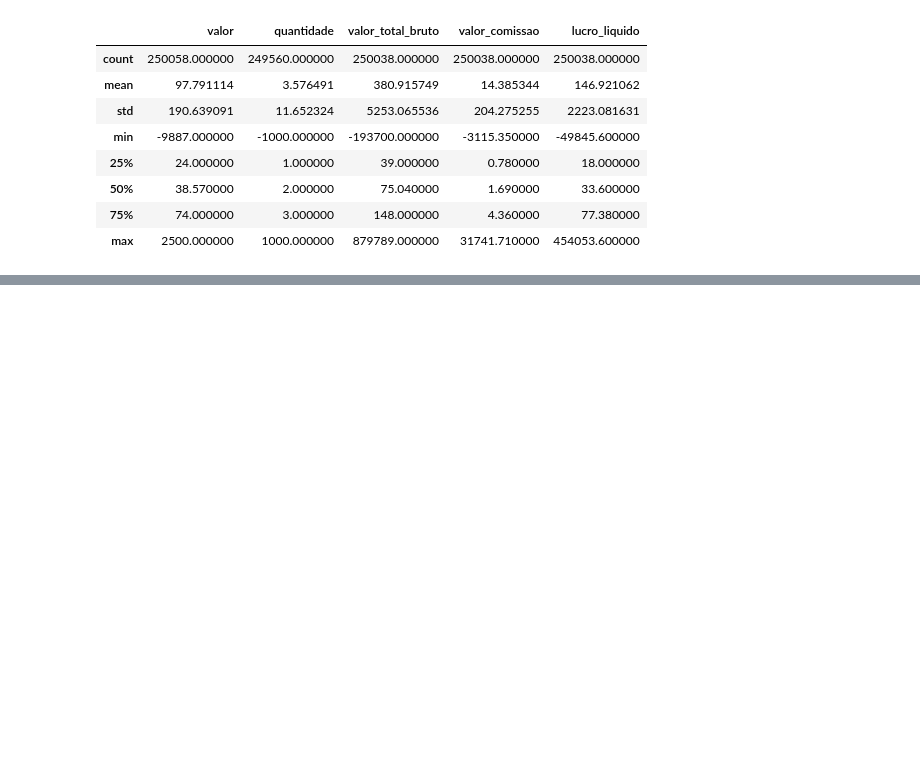
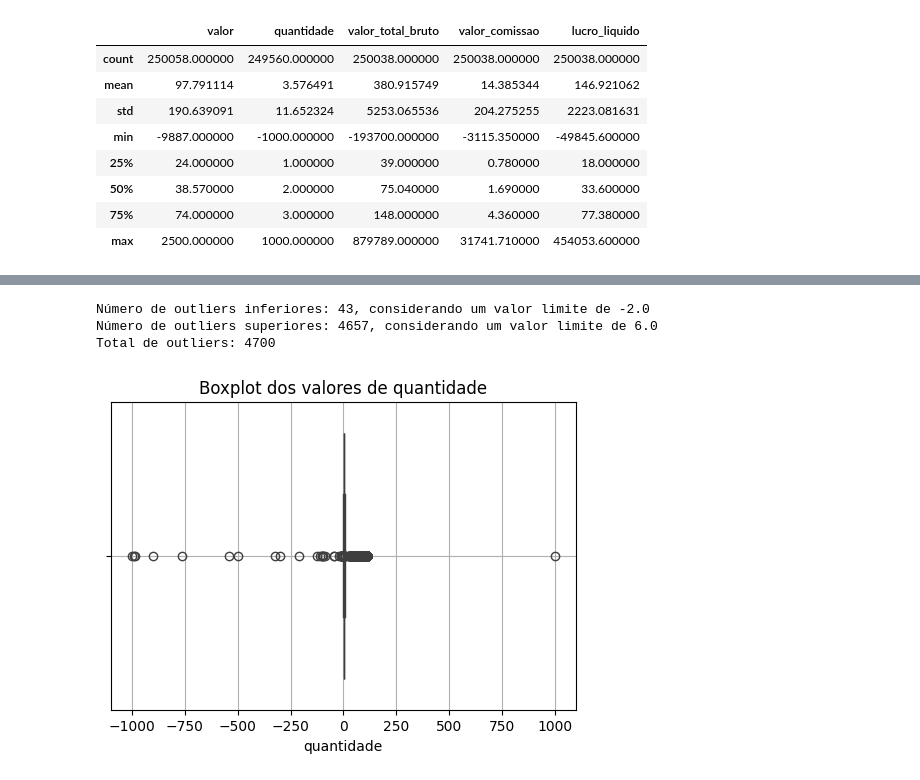
Before and after one commit to Gbrlmoraes/fiap_pbls_2024_2, a Jupyter notebook: PBL_fase_5/desafio_2.ipynb, the cells around one changed output, grey strips where cells are left out. Saved outputs shown, nothing was run; the diff lists cells and outputs as text; code cells hidden in the pictures; blank space fills up the shorter version.

```diff
--- a/PBL_fase_5/desafio_2.ipynb
+++ b/PBL_fase_5/desafio_2.ipynb
@@ -67,0 +112,7 @@ df[['valor', 'quantidade', 'valor_total_bruto', 'valor_comissao', 'lucro_liquido
+# %%
+super_boxplot(df, 'quantidade')
+# %% [output]
+Número de outliers inferiores: 43, considerando um valor limite de -2.0
+Número de outliers superiores: 4657, considerando um valor limite de 6.0
+Total de outliers: 4700
+[figure, added]
```
Also changed, not shown: parts of 13 cells of this notebook.
